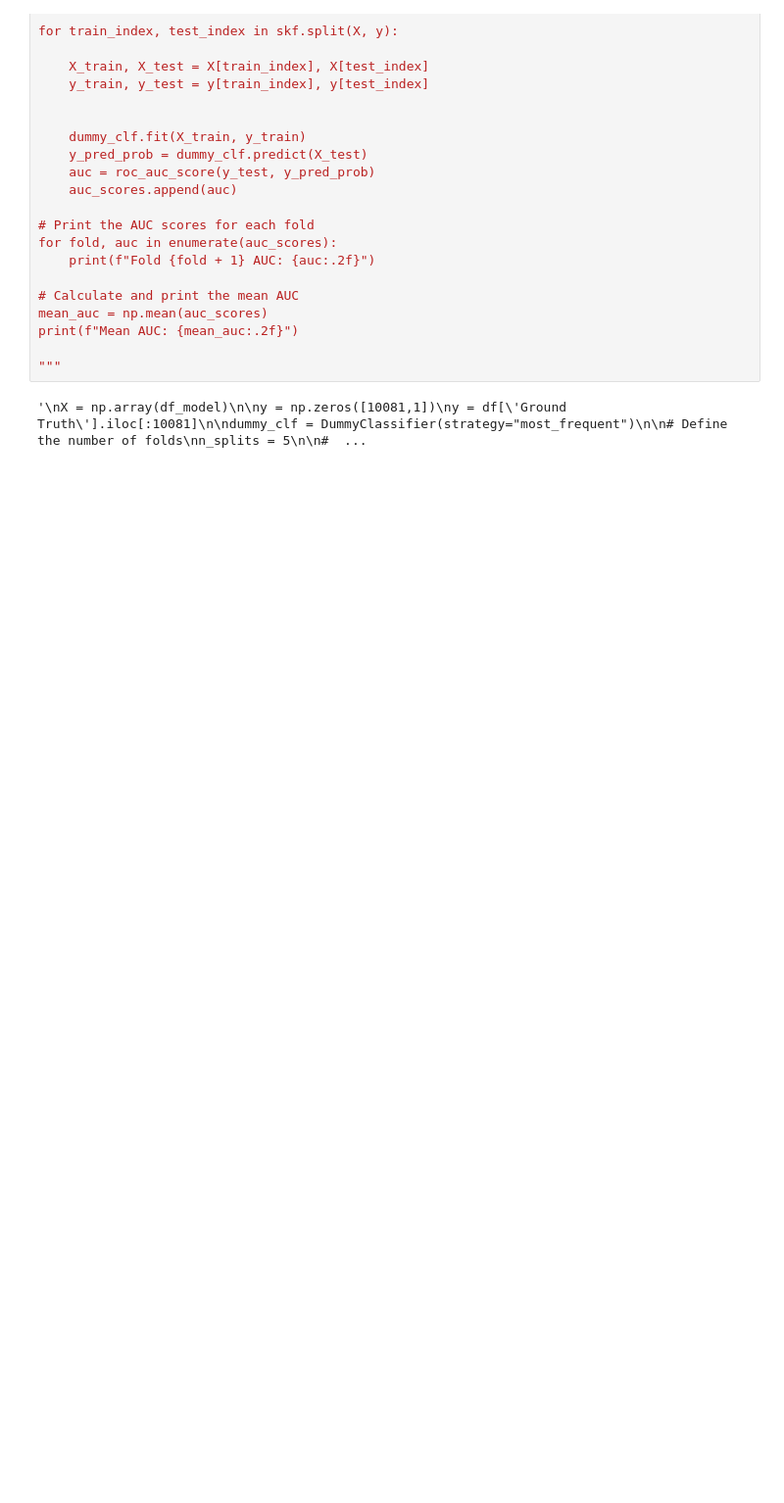
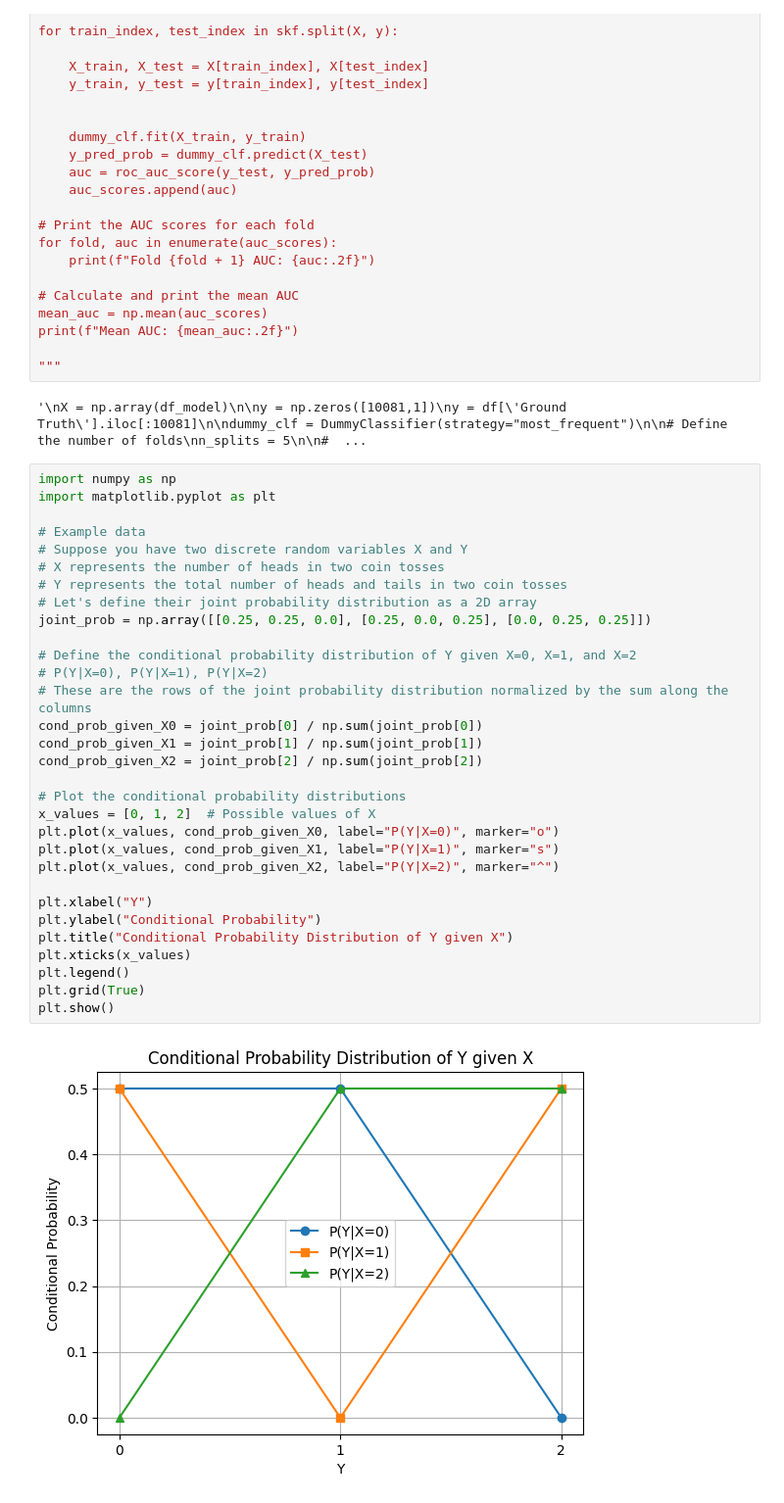
Before and after one commit to smartHome-LUCAMI/Projekt, a Jupyter notebook: NO_class_imbalance.ipynb, the cells around one changed output. Shown: that part at 98% size. Cells and saved outputs as stored; diff of their text form; blank space fills up the shorter version.

Commit message:
Categorical distribution

```diff
--- a/NO_class_imbalance.ipynb
+++ b/NO_class_imbalance.ipynb
@@ -1095,3 +1096,36 @@ print(f"Mean AUC: {mean_auc:.2f}")
 """
 # %% [output]
 '\nX = np.array(df_model)\n\ny = np.zeros([10081,1])\ny = df[\'Ground Truth\'].iloc[:10081]\n\ndummy_clf = DummyClassifier(strategy="most_frequent")\n\n# Define the number of folds\nn_splits = 5\n\n#  ...
+# %%
+import numpy as np
+import matplotlib.pyplot as plt
+
+# Example data
+# Suppose you have two discrete random variables X and Y
+# X represents the number of heads in two coin tosses
+# Y represents the total number of heads and tails in two coin tosses
+# Let's define their joint probability distribution as a 2D array
+joint_prob = np.array([[0.25, 0.25, 0.0], [0.25, 0.0, 0.25], [0.0, 0.25, 0.25]])
+
+# Define the conditional probability distribution of Y given X=0, X=1, and X=2
+# P(Y|X=0), P(Y|X=1), P(Y|X=2)
+# These are the rows of the joint probability distribution normalized by the sum along the columns
+cond_prob_given_X0 = joint_prob[0] / np.sum(joint_prob[0])
+cond_prob_given_X1 = joint_prob[1] / np.sum(joint_prob[1])
+cond_prob_given_X2 = joint_prob[2] / np.sum(joint_prob[2])
+
+# Plot the conditional probability distributions
+x_values = [0, 1, 2]  # Possible values of X
+plt.plot(x_values, cond_prob_given_X0, label="P(Y|X=0)", marker="o")
+plt.plot(x_values, cond_prob_given_X1, label="P(Y|X=1)", marker="s")
+plt.plot(x_values, cond_prob_given_X2, label="P(Y|X=2)", marker="^")
+
+plt.xlabel("Y")
+plt.ylabel("Conditional Probability")
+plt.title("Conditional Probability Distribution of Y given X")
+plt.xticks(x_values)
+plt.legend()
+plt.grid(True)
+plt.show()
+# %% [output]
+[figure, added]
```
Also changed, not shown: parts of 1 cell of this notebook, 2 other files.
